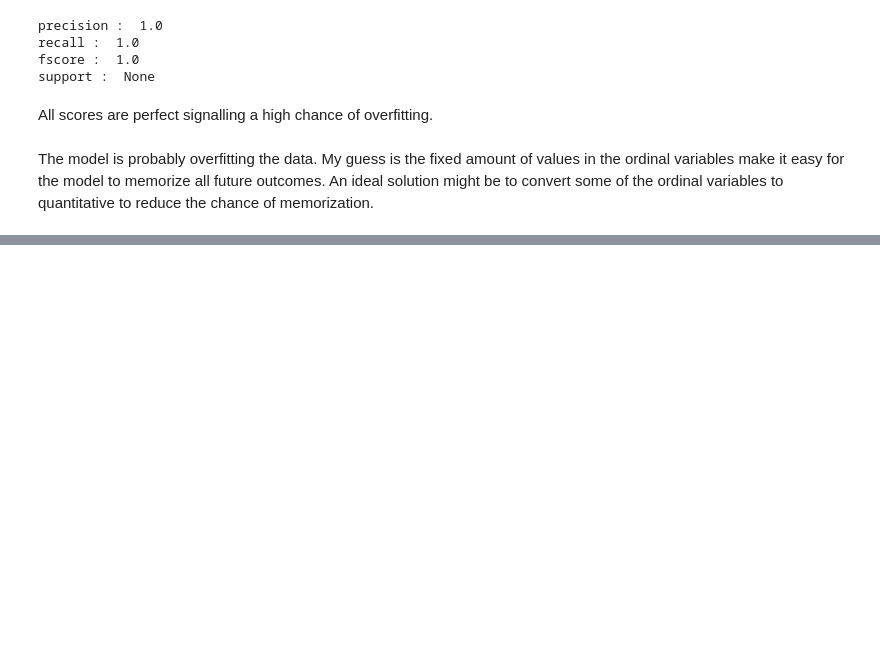
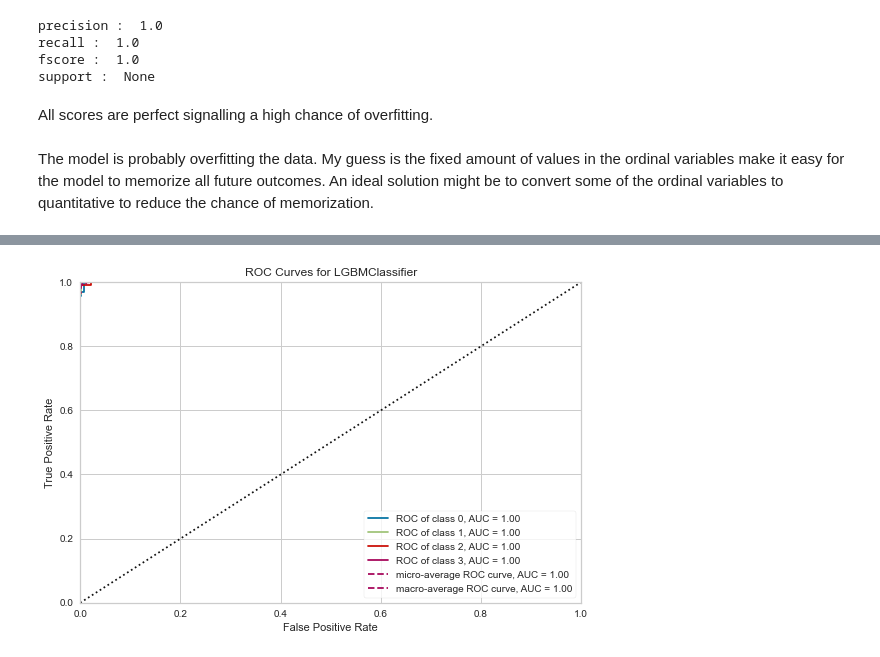
Before and after one commit to crosstrack10/data-science-projects, a Jupyter notebook: automobiles_customer_satisfaction.ipynb, the cells around one changed output, grey strips where cells are left out. Saved outputs shown, nothing was run; the diff lists cells and outputs as text; code cells hidden in the pictures; blank space fills up the shorter version.

```diff
--- a/automobiles_customer_satisfaction.ipynb
+++ b/automobiles_customer_satisfaction.ipynb
@@ -480,0 +548,3 @@ The model is probably overfitting the data. My guess is the fixed amount of valu
+# %%
+# returning top 3 models based on F1 Score
+best_models = compare_models(sort="F1")
@@ -480,0 +566,5 @@ The model is probably overfitting the data. My guess is the fixed amount of valu
+# %%
+# AUC Plot for best model
+plot_model(best_models, plot="auc")
+# %% [output]
+[figure, added]
```
Also changed, not shown: parts of 40 cells of this notebook.
